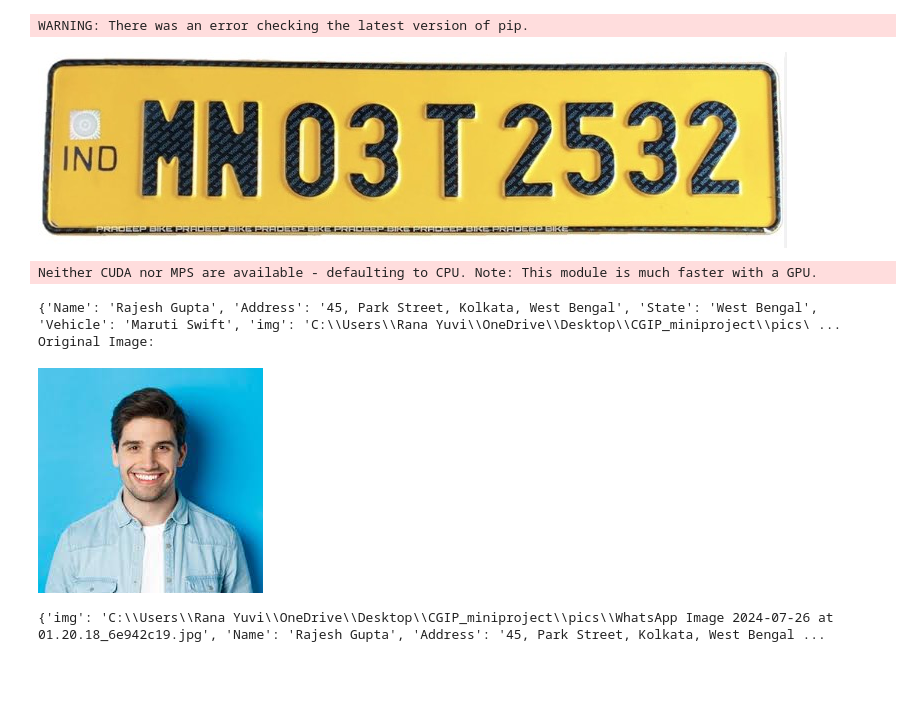
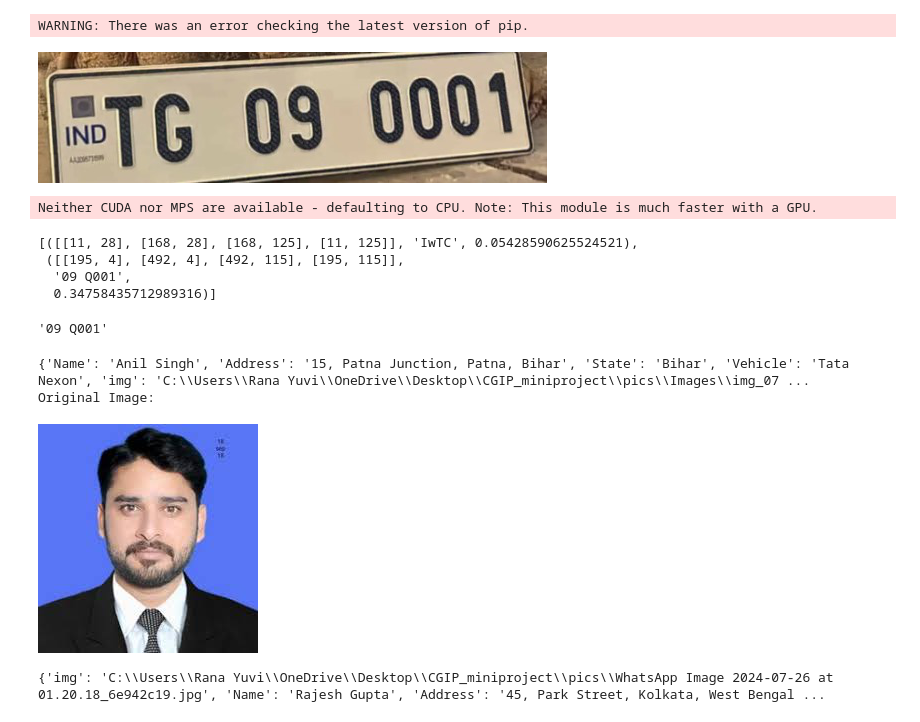
Before and after one commit to y-singh09/License-Plate-Recognition, a Jupyter notebook: OCR/ocr.ipynb, the cells around one changed output. Cells and saved outputs as stored; diff of their text form; code cells hidden in the pictures; blank space fills up the shorter version.

```diff
--- a/OCR/ocr.ipynb
+++ b/OCR/ocr.ipynb
@@ -38,11 +39,12 @@ from IPython.display import Image
 import json
 # %%
-Image(r"C:\Users\Rana Yuvi\OneDrive\Desktop\CGIP_miniproject\pics\WhatsApp Image 2024-07-26 at 01.20.18_1db0f51b.jpg")
+img_path = r"C:\Users\Rana Yuvi\OneDrive\Desktop\CGIP_miniproject\pics\Number_plates\plate_05.jpg"
+img = Image.open(img_path)
+img
 # %% [output]
-[figure, old version]
+[figure, new version]
 # %%
 reader = easyocr.Reader(['en'])
+output = reader.readtext(img)
 # %% [output]
 Neither CUDA nor MPS are available - defaulting to CPU. Note: This module is much faster with a GPU.
-# %%
-output = reader.readtext(r'C:\Users\Rana Yuvi\OneDrive\Desktop\CGIP_miniproject\pics\WhatsApp Image 2024-07-26 at 01.20.18_1db0f51b.jpg')
@@ -52,5 +51,15 @@ a,b=output
+# %%
+output
+# %% [output]
+[([[11, 28], [168, 28], [168, 125], [11, 125]], 'IwTC', 0.05428590625524521),
+ ([[195, 4], [492, 4], [492, 115], [195, 115]],
+  '09 Q001',
+  0.34758435712989316)]
 # %%
 key=output[1][1]
+key
+# %% [output]
+'09 Q001'
 # %%
 import json
 from PIL import Image
@@ -60,36 +69,41 @@ from IPython.display import display
 
 
 vehicle_data = {
-    "7 /:BR 05 E5000": {
+    "HP 03 MF 4477": {
         "Name": "Arjun Kumar",
         "Address": "10, MG Road, Bangalore, Karnataka",
         "State": "Karnataka",
-        "Vehicle": "Honda City"
+        "Vehicle": "Honda City",
+         "img" : r'C:\Users\Rana Yuvi\OneDrive\Desktop\CGIP_miniproject\pics\Images\img_02.jpg'
     },
     'MN03 T 2532': {
 
         "Name": "Rajesh Gupta",
         "Address": "45, Park Street, Kolkata, West Bengal",
         "State": "West Bengal",
-        "Vehicle": "Maruti Swift", "img":r'C:\Users\Rana Yuvi\OneDrive\Desktop\CGIP_miniproject\pics\WhatsApp Image 2024-07-26 at 01.20.18_6e942c19.jpg'
+        "Vehicle": "Maruti Swift",
+        "img":r'C:\Users\Rana Yuvi\OneDrive\Desktop\CGIP_miniproject\pics\Images\img_03.jpg'
     },
-    "22BH6517A": {
+    "GA 03 MF 4477'": {
         "Name": "Sneha Sharma",
         "Address": "32, Gandhi Nagar, Mumbai, Maharashtra",
         "State": "Maharashtra",
-        "Vehicle": "Hyundai i20"
+        "Vehicle": "Hyundai i20",
+         "img" : r'C:\Users\Rana Yuvi\OneDrive\Desktop\CGIP_miniproject\pics\Images\img_04.jpg'
     },
-    "BR19G8869": {
+    "09 Q001": {
         "Name": "Anil Singh",
         "Address": "15, Patna Junction, Patna, Bihar",
         "State": "Bihar",
-        "Vehicle": "Tata Nexon"
+        "Vehicle": "Tata Nexon",
+         "img" : r'C:\Users\Rana Yuvi\OneDrive\Desktop\CGIP_miniproject\pics\Images\img_07.jpg'
     },
-    "GJ23AU0819": {
+    "TNOZCML123": {
         "Name": "Mehul Patel",
         "Address": "22, Ashram Road, Ahmedabad, Gujarat",
         "State": "Gujarat",
-        "Vehicle": "Mahindra Thar"
+        "Vehicle": "Mahindra Thar",
+        "img" : r'C:\Users\Rana Yuvi\OneDrive\Desktop\CGIP_miniproject\pics\Images\img_01.jpg'
     },
     "NO7CM4 123": {
         "Name": "Priya Iyer",
@@ -116,53 +130,36 @@ vehicle_data = {
         "Vehicle": "Suzuki Baleno"
     },
     "TNO7CML123": {
         "Name": "Suresh Reddy",
         "Address": "5, Banjara Hills, Hyderabad, Telangana",
         "State": "Telangana",
         "Vehicle": "Toyota Fortuner"
     },
-    "TNO7CM4 123": {
-        "Name": "Kavya Nair",
-        "Address": "34, Koramangala, Bangalore, Karnataka",
-        "State": "Karnataka",
-        "Vehicle": "Audi Q7"
-    },
-    "GA03MF4477": {
-        "Name": "John D'Souza",
-        "Address": "77, Panjim, Goa",
-        "State": "Goa",
-        "Vehicle": "Jeep Compass"
-    },
-    "TNO7CM4123": {
-        "Name": "Neha Verma",
-        "Address": "20, Mall Road, Shimla, Himachal Pradesh",
-        "State": "Himachal Pradesh",
-        "Vehicle": "Maruti Alto"
-    }
+
 }
 def load_image(image_path):
     try:
         return Image.open(image_path)
     except Exception as e:
         print(f"Error loading image from {image_path}: {e}")
         return None
 
 
 
 
 if key in vehicle_data and 'img' in vehicle_data[key]:
     print(vehicle_data[key])
     image_path = vehicle_data[key]['img']
     original_img = load_image(image_path)
     if original_img is not None:
         print("Original Image:")
         display(original_img)
 else:
     print("No data Found")
 # %% [output]
-{'Name': 'Rajesh Gupta', 'Address': '45, Park Street, Kolkata, West Bengal', 'State': 'West Bengal', 'Vehicle': 'Maruti Swift', 'img': 'C:\\Users\\Rana Yuvi\\OneDrive\\Desktop\\CGIP_miniproject\\pics\ ...
+{'Name': 'Anil Singh', 'Address': '15, Patna Junction, Patna, Bihar', 'State': 'Bihar', 'Vehicle': 'Tata Nexon', 'img': 'C:\\Users\\Rana Yuvi\\OneDrive\\Desktop\\CGIP_miniproject\\pics\\Images\\img_07 ...
 Original Image:
-[figure, old version]
+[figure, new version]
 # %%
 # %% [output]
 {'img': 'C:\\Users\\Rana Yuvi\\OneDrive\\Desktop\\CGIP_miniproject\\pics\\WhatsApp Image 2024-07-26 at 01.20.18_6e942c19.jpg', 'Name': 'Rajesh Gupta', 'Address': '45, Park Street, Kolkata, West Bengal ...
```
Also changed, not shown: parts of 2 cells of this notebook, 17 other files.
